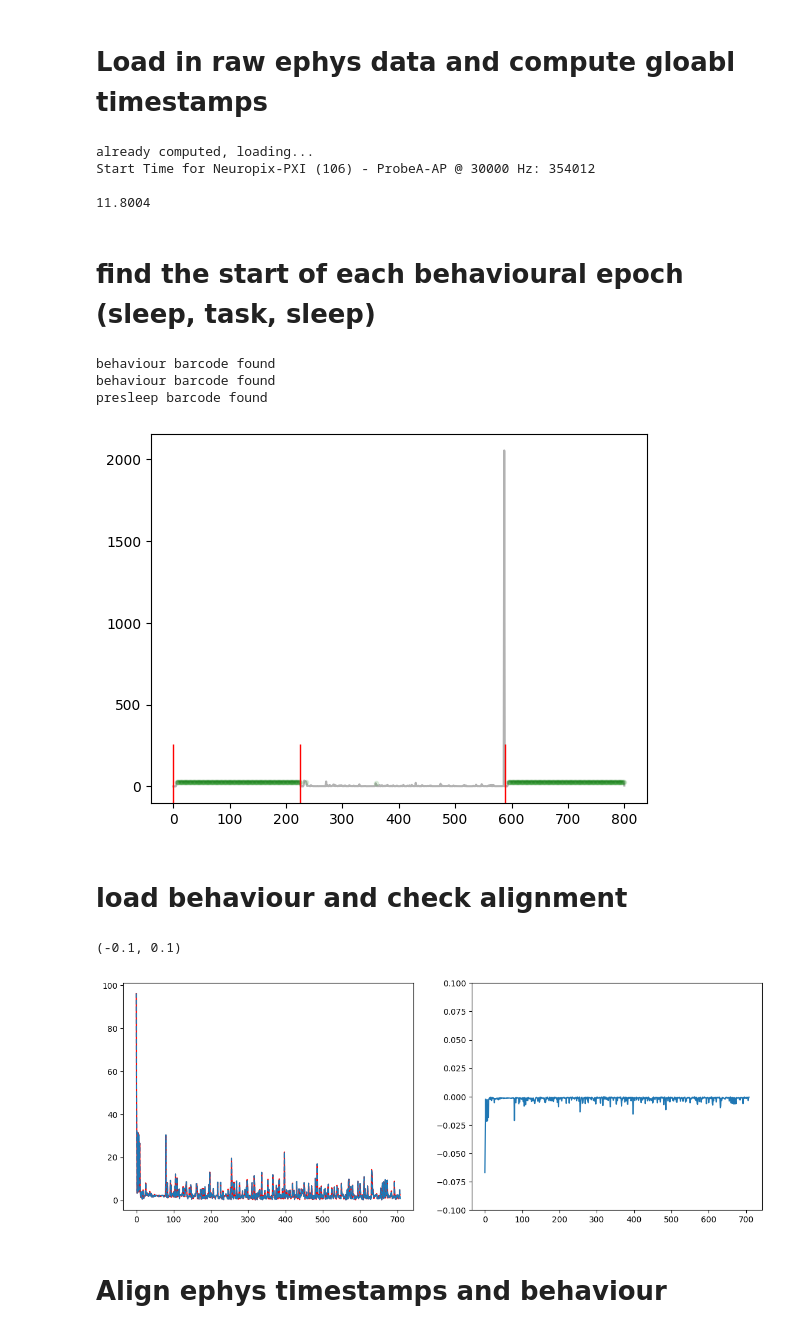
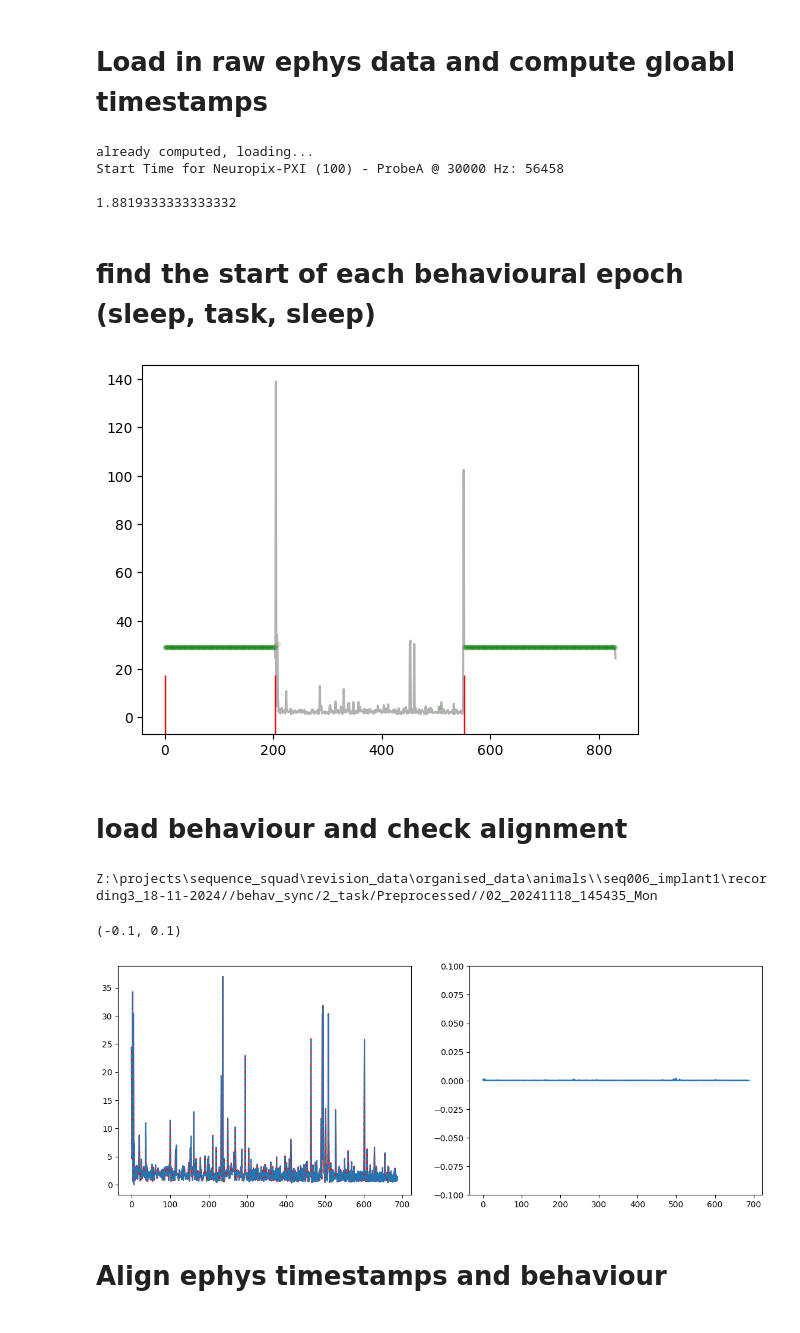
Before and after one commit to SainsburyWellcomeCentre/sequences_neuropixel_preprocess, a Jupyter notebook: 6_align_data.ipynb, the cells around one changed output. Saved outputs shown, nothing was run; the diff lists cells and outputs as text; code cells hidden in the pictures.

```diff
--- a/6_align_data.ipynb
+++ b/6_align_data.ipynb
@@ -421,7 +576,7 @@ for i in range(len(base_recording_paths)):
 
 for index in range(len(base_recording_paths)):
     print(index)
-    index = 3
+    index = 21
 
     # set important paths
     raw_data_directory = base_recording_paths[index]
@@ -585,32 +740,34 @@ sync = open(sync_messages_path, 'r')
 lines = sync.readlines()
 for line in lines:
     if 'Neuropix-PXI' in line:
-        if 'ProbeA-AP' in line:
+        if 'ProbeA' in line:
             print(line)
             start_time_offset = int(re.findall(r'\d+', line)[-1]) / Fs
             print(start_time_offset)
 # %% [output]
 already computed, loading...
-Start Time for Neuropix-PXI (106) - ProbeA-AP @ 30000 Hz: 354012
+Start Time for Neuropix-PXI (100) - ProbeA @ 30000 Hz: 56458
 
-11.8004
+1.8819333333333332
 # %% [markdown]
 # find the start of each behavioural epoch (sleep, task, sleep)
 # %%
 ## find barcode indicies:
 
-Behaviour_barcode = np.array([0.05, 1.  , 0.05, 0.5 , 0.05, 1.  , 0.05, 0.5 , 0.05, 0.5 , 0.05]) #LSLSSS (last gap cant be seen as no pulse after it...)
-Clock_barcode = np.array([0.05, 1.  , 0.05, 0.5 , 0.05, 1.  , 0.05, 0.5 , 0.05, 1.0 , 0.05]) # LSLSLS
-presleep_barcode = np.array([0.05, 0.5  , 0.05, 0.5 , 0.05, 1.  , 0.05, 0.5 , 0.05, 0.5 , 0.05]) # SSLSSS
-postsleep_barcode = np.array([0.05, 1.  , 0.05, 0.5 , 0.05, 0.5  , 0.05, 0.5 , 0.05, 0.5 , 0.05]) # LSSSSS
+# Behaviour_barcode = np.array([0.05, 1.  , 0.05, 0.5 , 0.05, 1.  , 0.05, 0.5 , 0.05, 0.5 , 0.05]) #LSLSSS (last gap cant be seen as no pulse after it...)
+# Clock_barcode = np.array([0.05, 1.  , 0.05, 0.5 , 0.05, 1.  , 0.05, 0.5 , 0.05, 1.0 , 0.05]) # LSLSLS
+# presleep_barcode = np.array([0.05, 0.5  , 0.05, 0.5 , 0.05, 1.  , 0.05, 0.5 , 0.05, 0.5 , 0.05]) # SSLSSS
+# postsleep_barcode = np.array([0.05, 1.  , 0.05, 0.5 , 0.05, 0.5  , 0.05, 0.5 , 0.05, 0.5 , 0.05]) # LSSSSS
 
 
-behaviour_barcode_index = sequence_contains_sequence(list(np.round(np.diff(Bpod_NIDAQ_TTLS['global_timestamp']),2)),list(Behaviour_barcode), 'behaviour')
-presleep_barcode_index = sequence_contains_sequence(list(np.round(np.diff(Bpod_NIDAQ_TTLS['global_timestamp']),2)),list(presleep_barcode), 'presleep')[0]
-postsleep_barcode_index = behaviour_barcode_index[-1]
+# behaviour_barcode_index = sequence_contains_sequence(list(np.round(np.diff(Bpod_NIDAQ_TTLS['global_timestamp']),2)),list(Behaviour_barcode), 'behaviour')
+# presleep_barcode_index = sequence_contains_sequence(list(np.round(np.diff(Bpod_NIDAQ_TTLS['global_timestamp']),2)),list(presleep_barcode), 'presleep')
+# if len(presleep_barcode_index)>0:
+#     presleep_barcode_index = presleep_barcode_index[0]
+# postsleep_barcode_index = behaviour_barcode_index[-1]
 
 
-### there should always be a pre and post sleep barcode... but sometimes not a behaviour one.. so instead I need to just work out the point when the first camera ts ends
+### barcodes dont seem to be working... not always there...so instead I need to just work out the point when the first camera ts ends
 
 ## split into 3 sperates epochs based on triggers
 # find trigger onset times
@@ -637,46 +794,48 @@ if start is not None:
     consecutive_chunks.append((start*2, sleep_trigger_inds[-1]*2))
 
 plt.plot(consecutive_chunks[0][-1]/2,0,'|',markersize = 60, color = 'red')
-plt.plot(presleep_barcode_index/2,0,'|',markersize = 60, color = 'red')
-plt.plot(postsleep_barcode_index/2,0,'|',markersize = 60, color = 'red')
+plt.plot(consecutive_chunks[0][0]/2,0,'|',markersize = 60, color = 'red')
+plt.plot(consecutive_chunks[-1][0]/2,0,'|',markersize = 60, color = 'red')
 
 
 behaviour_barcode_index = consecutive_chunks[0][-1]
+presleep_barcode_index = consecutive_chunks[0][0]
+postsleep_barcode_index = consecutive_chunks[-1][0]
 # %% [output]
-behaviour barcode found
-behaviour barcode found
-presleep barcode found
-[figure, old version]
+[figure, new version]
 # %% [markdown]
 # load behaviour and check alignment
 # %%
 # load in behavioural data
 Full_Behav_data_path = list(os.walk(Behav_data_path))[-1][0]
+print(Full_Behav_data_path)
 poke_data =  pd.read_csv(Full_Behav_data_path + "/PreProcessed_RawPokeData.csv")
 
 first_poke_times = find_first_poke_times((poke_data['Trial_id']),list(poke_data['Port']), np.array(poke_data['PokeIn_Time']))
 all_timestamps = sorted(list(first_poke_times) + list(np.unique(poke_data['Trial_Start'])))
+# %% [output]
+Z:\projects\sequence_squad\revision_data\organised_data\animals\\seq006_implant1\recording3_18-11-2024//behav_sync/2_task/Preprocessed//02_20241118_145435_Mon
 # %%
 ## plot the timestamps (difffernces) to see if they overlay perfectly
 
 ## adjust as needed
-manual_offset = 15
+manual_offset = 5
 
 NIDAQ_ts_diff = np.diff(Bpod_NIDAQ_TTLS['global_timestamp'][behaviour_barcode_index+manual_offset:postsleep_barcode_index])
 behaviour_ts_diff = np.diff(all_timestamps)
 
 
 fig, [ax,ax1] = plt.subplots(1, 2, figsize=(14, 5))
 ax.plot(NIDAQ_ts_diff[1:len(behaviour_ts_diff)], color = 'red') ## 1:: because the behaviour starts from diff between trial and first poke while ephys starts from barcode/start point end to trial start
 ax.plot(behaviour_ts_diff,'--')
 # ax.set_xlim([0, 120])
 
 ## plot the difference between the two to see if there is misalingment between the two timestamp sets:
 plt.plot(NIDAQ_ts_diff[1:len(all_timestamps)] - behaviour_ts_diff)
 plt.ylim([-0.1, 0.1])
 # %% [output]
 (-0.1, 0.1)
-[figure, old version]
+[figure, new version]
 # %% [markdown]
 # Align ephys timestamps and behaviour
 # %%
```
Also changed, not shown: parts of 36 cells of this notebook, 2 other files.
